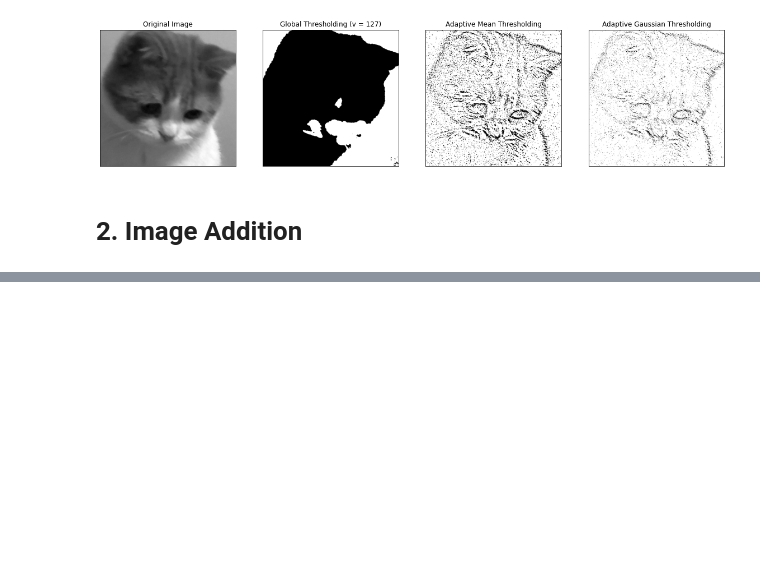
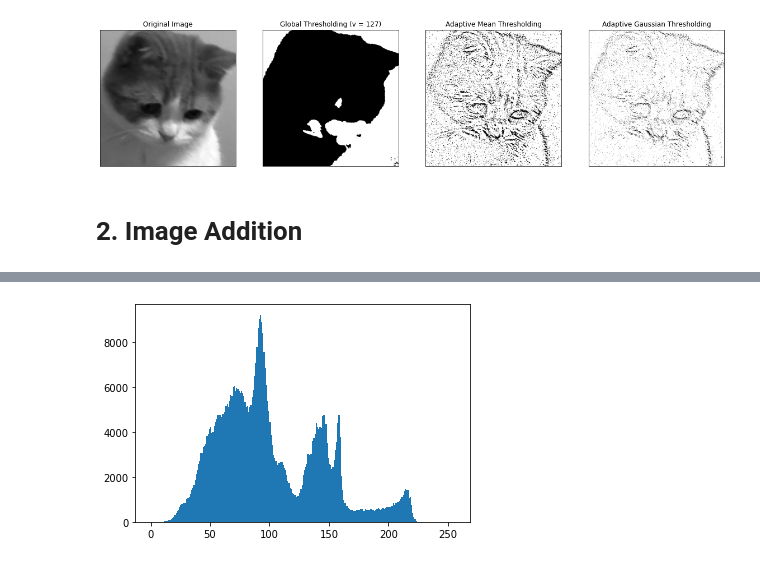
Before and after one commit to namhai03/Course_Computer_Vision, a Jupyter notebook: 05_Transform.ipynb, the cells around one changed output, grey strips where cells are left out. Saved outputs shown, nothing was run; the diff lists cells and outputs as text; code cells hidden in the pictures; blank space fills up the shorter version.

```diff
--- a/05_Transform.ipynb
+++ b/05_Transform.ipynb
@@ -152,0 +169,8 @@ cv.destroyAllWindows()
+# %%
+import numpy as np
+import cv2 as cv
+from matplotlib import pyplot as plt
+img = cv.imread('./images/cat.jpg', cv.IMREAD_GRAYSCALE)
+plt.hist(img.ravel(),256,[0,256]); plt.show()
+# %% [output]
+[figure, added]
```
Also changed, not shown: parts of 4 cells of this notebook.
